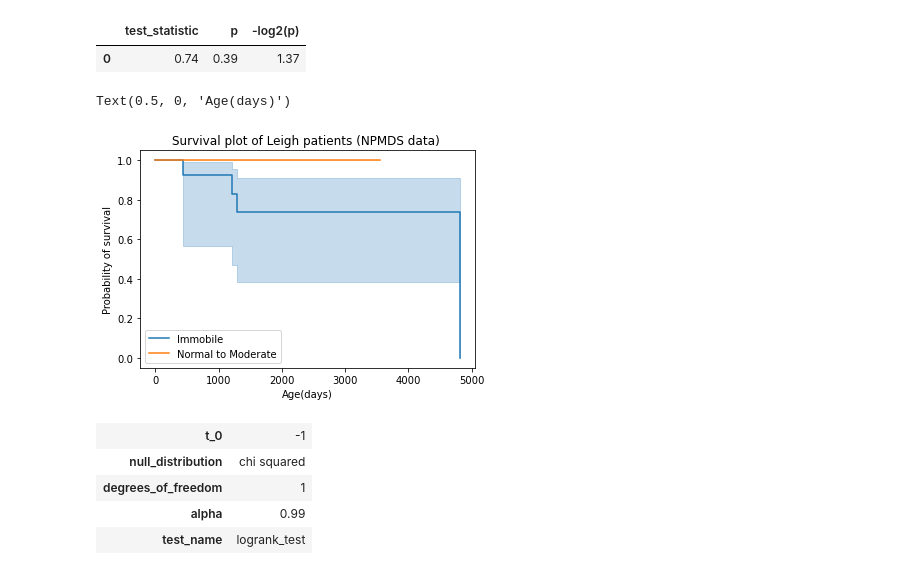
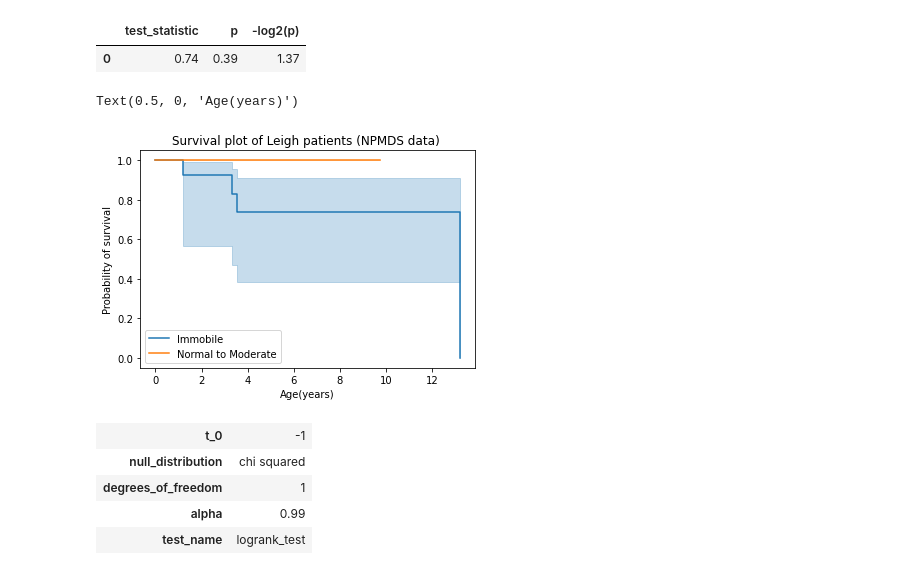
Before and after one commit to nishaalajmera/ML-for-Leigh-Syndrome, a Jupyter notebook: EDA.ipynb, the cells around one changed output. Saved outputs shown, nothing was run; the diff lists cells and outputs as text; code cells hidden in the pictures.

```diff
--- a/EDA.ipynb
+++ b/EDA.ipynb
@@ -1304,6 +1306,7 @@ surv_df['Age'] = surv_df.apply(lambda x: x['Death_date']-x['Birth_date'] \
                                else x['Date']- x['Birth_date'], axis = 1)
 
 surv_df['Age'] = surv_df['Age'].astype('timedelta64[D]').astype(int)
+surv_df['Age'] = surv_df['Age']/365
 
 surv_df['Event'] =  surv_df.apply(lambda x: 0 \
                                if(pd.isnull(x['Death_date'])) \
@@ -1382,23 +1385,23 @@ results.print_summary()
 # %%
 ax = plt.subplot(111)
 
 mob = (surv_df["Mobility_npmds"] == 3)
 
 T = surv_df["Age"]
 E = surv_df["Event"]
 
 kmf.fit(T[mob], event_observed=E[mob], label="Immobile")
 kmf.plot_survival_function(ax=ax)
 
 kmf.fit(T[~mob], event_observed=E[~mob], label="Normal to Moderate")
 kmf.plot_survival_function(ax=ax)
 
 plt.title("Survival plot of Leigh patients (NPMDS data) ");
 plt.ylabel("Probability of survival")
-plt.xlabel("Age(days)")
+plt.xlabel("Age(years)")
 # %% [output]
-Text(0.5, 0, 'Age(days)')
+Text(0.5, 0, 'Age(years)')
-[figure, old version]
+[figure, new version]
 # %%
 from lifelines.statistics import logrank_test
 
```
Also changed, not shown: parts of 25 cells of this notebook, 16 other files.
